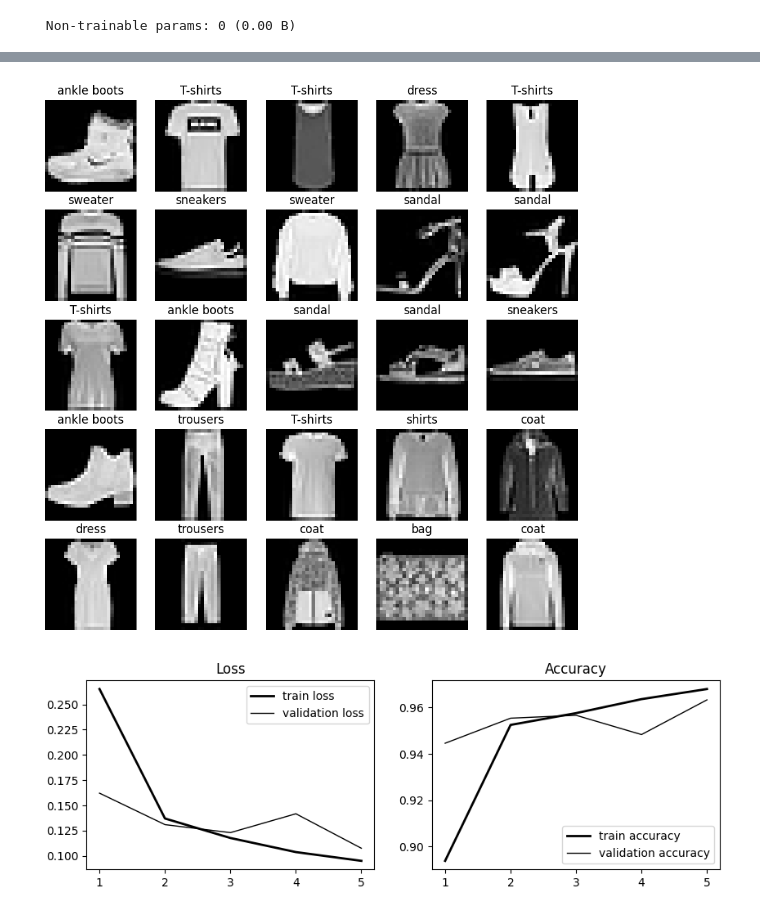
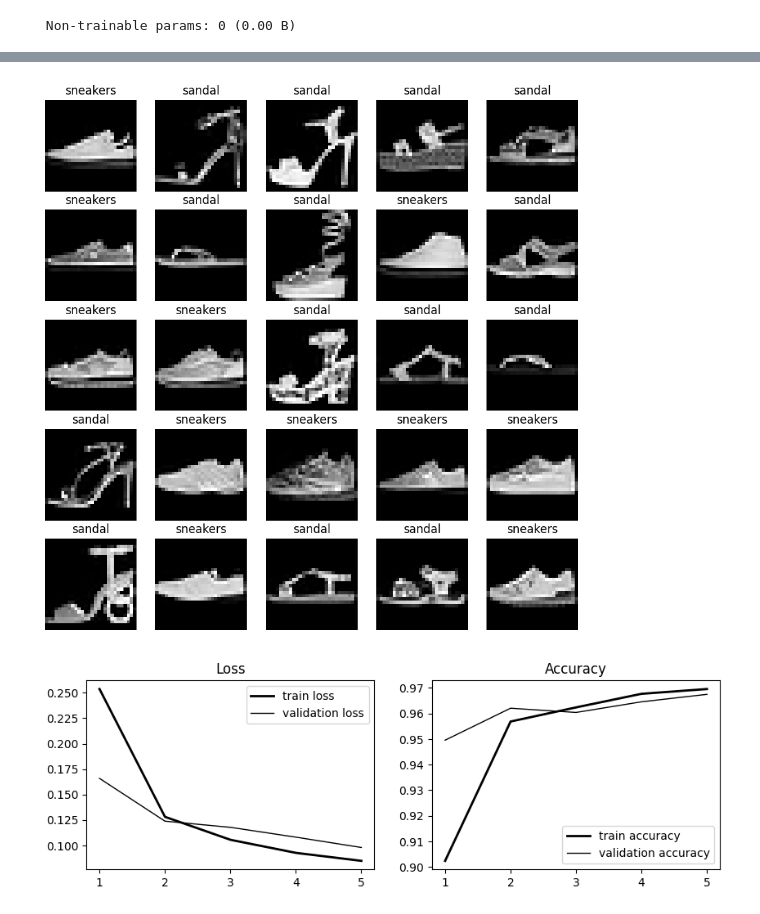
Before and after one commit to changsuk-oh/introduction-to-deep-learning, a Jupyter notebook: 5장_성능_향상.ipynb, the cells around one changed output, grey strips where cells are left out. Cells and saved outputs as stored; diff of their text form; code cells hidden in the pictures.

```diff
--- a/5장_성능_향상.ipynb
+++ b/5장_성능_향상.ipynb
@@ -30,0 +66,23 @@ Model: "functional"
+# %%
+# 이미지 크기 조정
+img = img.resize((160, 160))
+# %%
+# 데이터 증강
+image_augment = Sequential([
+    RandomFlip("horizontal"),   # 수평 뒤집기
+    RandomRotation(0.1),   # 회전
+    RandomZoom(0.3)   # 확대
+])
+# %%
+# 데이터 증강 시각화
+plt.figure(figsize=(7, 7))
+plt.subplots_adjust(wspace=0.01, hspace=0.01)
+
+for i in range(9):
+    augmented_image = image_augment(tf.expand_dims(img, 0))   # 배치 차원 추가
+                                     # (batch_size, height, width, channels)
+    plt.subplot(3, 3, i + 1)
+    plt.imshow(augmented_image[0] / 255)
+    plt.axis("off")
+
+plt.show()
@@ -57,18 +118,28 @@ Downloading data from https://storage.googleapis.com/tensorflow/tf-keras-dataset
 (60000, 28, 28) (60000,)
 (10000, 28, 28) (10000,)
+# %%
+# 레이블 5(sandal)/레이블 7(sneakers) 샘플 추출
+index1 = (y_train == 5) | (y_train == 7)
+x_train = x_train[index1]   # 학습 데이터
+
+index2 = (y_test == 5) | (y_test == 7)
+x_test = x_test[index2]   # 테스트 데아터
+
+# 레이블 재지정
+y_train = (y_train[index1] == 7).astype(int)   # 학습 데이터 레이블
+y_test = (y_test[index2] == 7).astype(int)   # 테스트 데이터 레이블
 # %%
 # 학습 데이터 시각화(클래스명 표시)
-class_names = ['T-shirts', 'trousers', 'sweater', 'dress', 'coat',
-               'sandal', 'shirts', 'sneakers', 'bag', 'ankle boots']
+class_names = ["sandal", "sneakers"]
 
 plt.figure(figsize=(10, 10))
 
 for i in range(25):
     plt.subplot(5, 5, i+1)
-    plt.imshow(x_train[i], cmap='gray')
+    plt.imshow(x_train[i], cmap="gray")
     plt.title(class_names[y_train[i].item()])   # 레이블(클래스명) 표시
-    plt.axis('off')
+    plt.axis("off")
 
 plt.show()
 # %% [output]
-[figure, old version]
+[figure, new version]
@@ -103,27 +166,27 @@ history = model.fit(x_train, y_train, batch_size=32, epochs=5, verbose=0,
 # %%
 # 학습 결과 시각화
-fig, axs = plt.subplots(nrows=1, ncols=2, figsize=(10, 3))
+fig, axs = plt.subplots(1, 2, figsize=(10, 3))
 
-axs[0].plot(range(1, len(history.history['loss']) + 1),
-            history.history['loss'], label='train loss',
-            color='black', linewidth=2)
-axs[0].plot(range(1, len(history.history['val_loss']) + 1),
-            history.history['val_loss'], label='validation loss',
-            color='black', linewidth=1)
-axs[0].set_title('Loss')
-axs[0].legend(loc='best')
+axs[0].plot(range(1, len(history.history["loss"]) + 1),
+            history.history["loss"], label="train loss",
+            color="black", linewidth=2)
+axs[0].plot(range(1, len(history.history["val_loss"]) + 1),
+            history.history["val_loss"], label="validation loss",
+            color="black", linewidth=1)
+axs[0].set_title("Loss")
+axs[0].legend(loc="best")
 
-axs[1].plot(range(1, len(history.history['accuracy']) + 1),
-            history.history['accuracy'], label='train accuracy',
-            color='black', linewidth=2)
-axs[1].plot(range(1, len(history.history['val_accuracy']) + 1),
-            history.history['val_accuracy'], label='validation accuracy',
-            color='black', linewidth=1)
-axs[1].set_title('Accuracy')
-axs[1].legend(loc='best')
+axs[1].plot(range(1, len(history.history["accuracy"]) + 1),
+            history.history["accuracy"], label="train accuracy",
+            color="black", linewidth=2)
+axs[1].plot(range(1, len(history.history["val_accuracy"]) + 1),
+            history.history["val_accuracy"], label="validation accuracy",
+            color="black", linewidth=1)
+axs[1].set_title("Accuracy")
+axs[1].legend(loc="best")
 
 plt.show()
 # %% [output]
-[figure, old version]
+[figure, new version]
 # %%
 # 모델 예측(임계치에 따라 0/1 판단)
```
Also changed, not shown: parts of 12 cells of this notebook, 7 other files.
